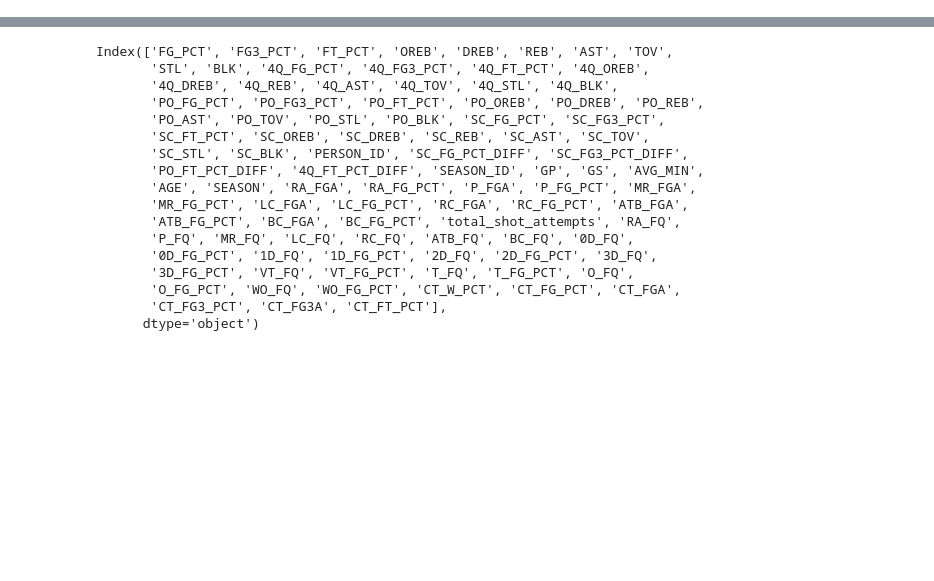
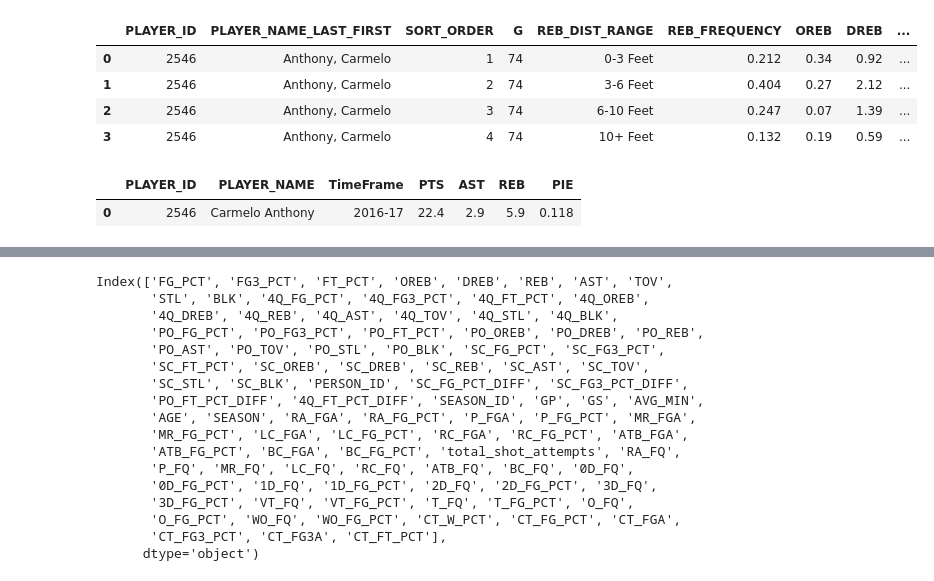
Before and after one commit to Zhuaggy/Nba_clutch, a Jupyter notebook: Notebooks/Untitled.ipynb, the cells around one changed output, grey strips where cells are left out. Drawn from its saved outputs; the diff is of its cells as text; code cells hidden in the pictures; blank space fills up the shorter version.

```diff
--- a/Notebooks/Untitled.ipynb
+++ b/Notebooks/Untitled.ipynb
@@ -17,0 +83,8 @@ from sklearn.ensemble import RandomForestClassifier
+# %%
+player.PlayerReboundTracking(2546).rebound_distance_rebounding()
+# %% [output]
+|  | PLAYER_ID | PLAYER_NAME_LAST_FIRST | SORT_ORDER | G | REB_DIST_RANGE | REB_FREQUENCY | OREB | DREB | ... |
+| 0 | 2546 | Anthony, Carmelo | 1 | 74 | 0-3 Feet | 0.212 | 0.34 | 0.92 | ... |
+| 1 | 2546 | Anthony, Carmelo | 2 | 74 | 3-6 Feet | 0.404 | 0.27 | 2.12 | ... |
+| 2 | 2546 | Anthony, Carmelo | 3 | 74 | 6-10 Feet | 0.247 | 0.07 | 1.39 | ... |
+| 3 | 2546 | Anthony, Carmelo | 4 | 74 | 10+ Feet | 0.132 | 0.19 | 0.59 | ... |
@@ -17,0 +93,5 @@ from sklearn.ensemble import RandomForestClassifier
+# %%
+player.PlayerSummary(2546).headline_stats()
+# %% [output]
+|  | PLAYER_ID | PLAYER_NAME | TimeFrame | PTS | AST | REB | PIE |
+| 0 | 2546 | Carmelo Anthony | 2016-17 | 22.4 | 2.9 | 5.9 | 0.118 |
```
Also changed, not shown: parts of 13 cells of this notebook, 12 other files.
